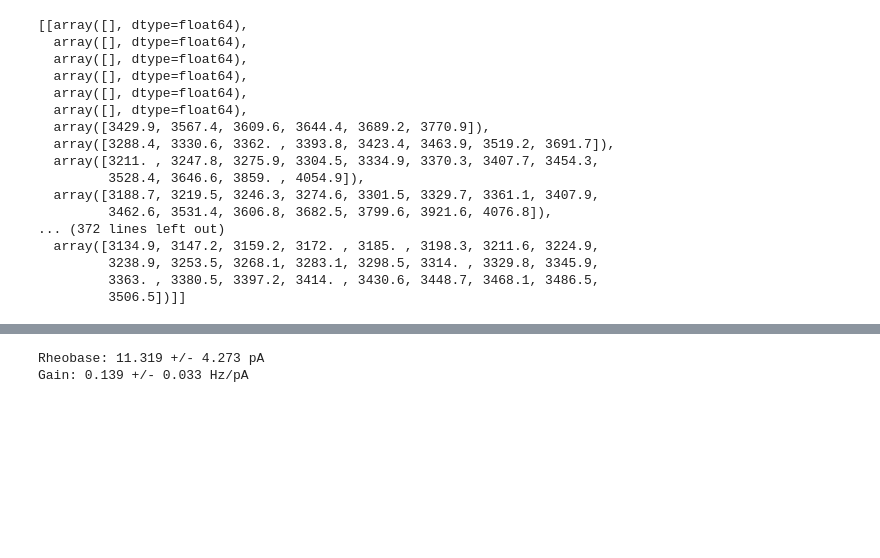
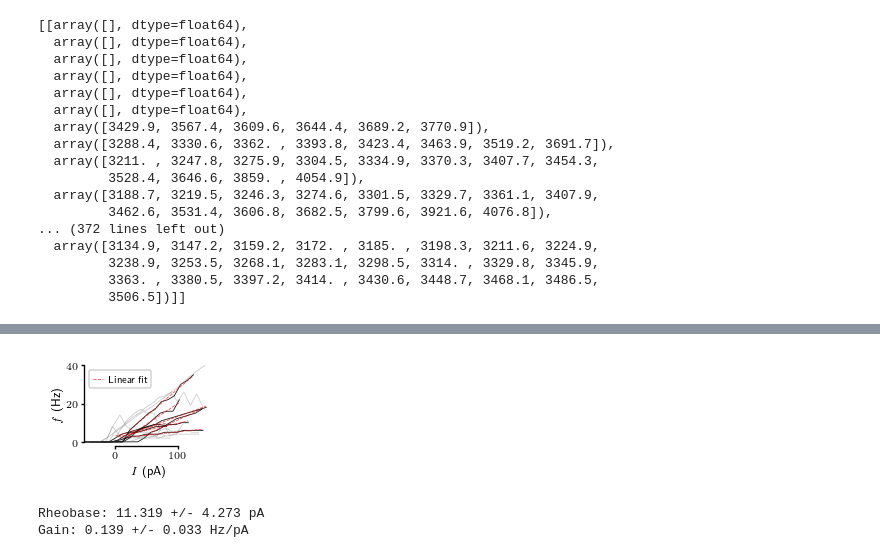
Before and after one commit to nauralcodinglab/raphegif, a Jupyter notebook: figs/scripts/writeup/gaba_fI_curves.ipynb, the cells around one changed output, grey strips where cells are left out. Drawn from its saved outputs; the diff is of its cells as text; code cells hidden in the pictures; blank space fills up the shorter version.

```diff
--- a/figs/scripts/writeup/gaba_fI_curves.ipynb
+++ b/figs/scripts/writeup/gaba_fI_curves.ipynb
@@ -259,3 +260,44 @@ plt.show()
+# %%
+plt.figure(figsize=(1.5, 1))
+
+curves = plt.subplot(111)
+
+legend_flag = False
+for x, y, coeffs in zip(fi_data['I'], fi_data['f'], fi_data['coeffs']):
+
+    if is_monotonic(y):
+        curves.plot(x, y, 'k-', alpha = 0.9)
+
+        if not legend_flag:
+            curves.plot(
+                x[y>1e-3],
+                np.polyval(coeffs, x[y>1e-3]),
+                'r--',
+                alpha = 0.7,
+                label = 'Linear fit'
+            )
+            legend_flag = True
+        else:
+            curves.plot(x[y>1e-3], np.polyval(coeffs, x[y>1e-3]),
+                             'r--', alpha = 0.7)
+    else:
+        curves.plot(x, y, '-', color = 'gray', alpha = 0.4)
+
+curves.set_xlim(-50, 155)
+curves.set_ylim(-2, 40)
+
+curves.legend(loc='upper left')
+curves.set_xlabel('$I$ (pA)')
+curves.set_ylabel('$f$ (Hz)')
+hide_border('tr', ax=curves, trim=True)
+
+plt.subplots_adjust(top=0.97, right=0.97, bottom=0.3, left=0.25)
+
+if IMG_PATH is not None:
+    plt.savefig(os.path.join(IMG_PATH, 'som_fi_curve_only.png'))
+    plt.savefig(os.path.join(IMG_PATH, 'som_fi_curve_only.svg'))
+# %% [output]
+[figure, added]
 # %%
 print(
     'Rheobase: {:.3f} +/- {:.3f} pA'.format(
```
Also changed, not shown: parts of 5 cells of this notebook, 7 other files.
